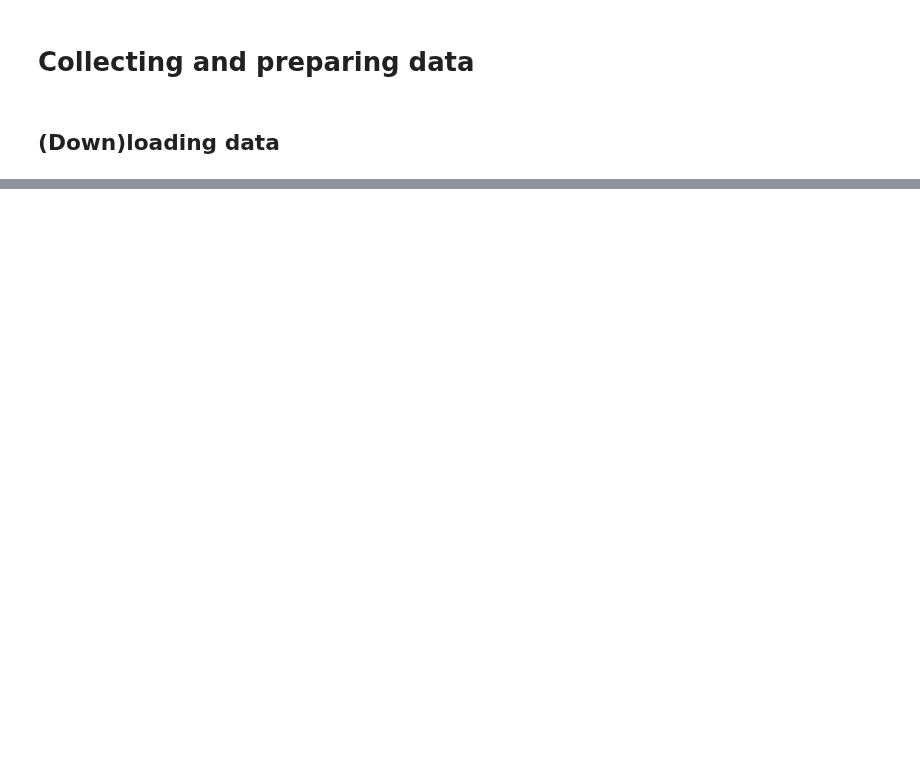
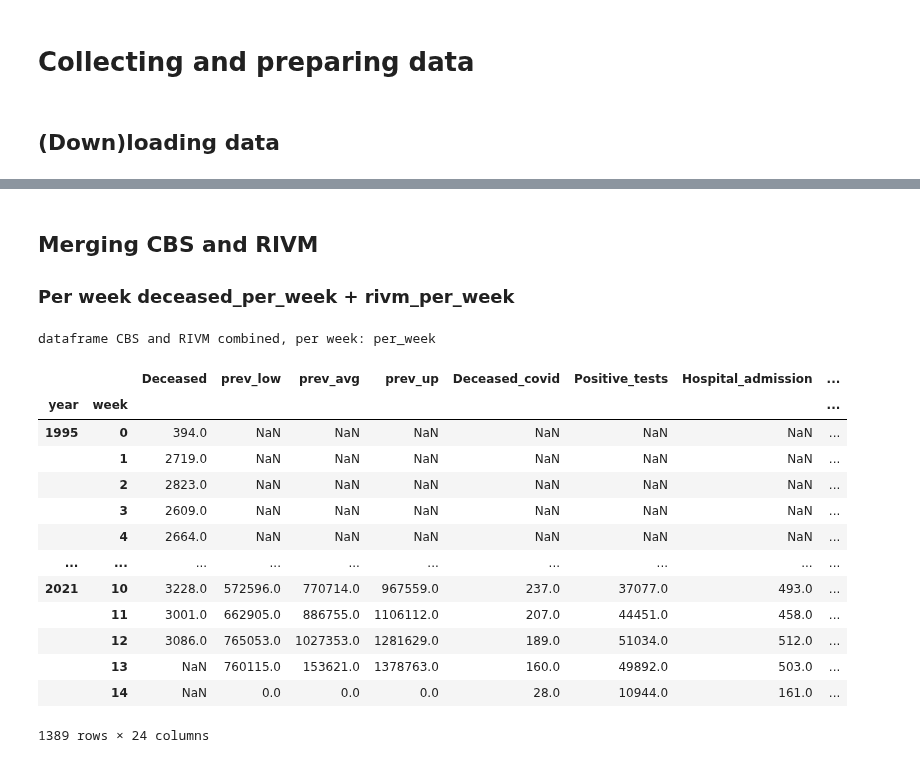
Before and after one commit to cjvanzwol/notebooks, a Jupyter notebook: Covid/data/data.ipynb, the cells around one changed output, grey strips where cells are left out. Drawn from its saved outputs; the diff is of its cells as text; code cells hidden in the pictures; blank space fills up the shorter version.

```diff
--- a/Covid/data/data.ipynb
+++ b/Covid/data/data.ipynb
@@ -285,0 +98,21 @@ population
+# %%
+# weeks only, no totals for year
+deceased_week_agegroup = deceased[deceased['Perioden'].str.contains('week')]
+deceased_week_agegroup['year'] = deceased_week_agegroup['Perioden'].str.slice(stop=4).astype(int)
+
+# split Perioden into year and week
+deceased_week_agegroup['week'] = deceased_week_agegroup['Perioden'].str.slice(start=10,stop=12).astype(int)
+deceased_week_agegroup = deceased_week_agegroup.loc[deceased_week_agegroup.week != '']
+#deceased_week_agegroup['week'] = deceased_week_agegroup['week']
+
+# adding y,week53 to y+1,week00
+deceased_week_agegroup.loc[deceased_week_agegroup.loc[:,'week'] == 53, 'year'] += 1
+deceased_week_agegroup.loc[deceased_week_agegroup.loc[:,'week'] == 53, 'week'] = 0
+
+# set Index
+deceased_week_agegroup.index = pd.MultiIndex.from_frame(deceased_week_agegroup[['year','week']])
+deceased_week_agegroup.drop(columns=['year','week', 'Perioden'], inplace=True)
+deceased_week_agegroup = deceased_week_agegroup.rename(columns={'Overledenen_1': 'Deceased'})
+
+print('dataframe from cbs created, per week per agegroup: deceased_week_agegroup')
+deceased_week_agegroup
@@ -285,0 +135,5 @@ population
+# %%
+deceased_per_week = deceased_week_agegroup.groupby(['year','week']).sum()
+
+print('dataframe from cbs created, per week: deceased_per_week')
+deceased_per_week
@@ -285,0 +517,24 @@ population
+# %% [markdown]
+## Merging CBS and RIVM
+### Per week deceased_per_week + rivm_per_week
+# %%
+per_week = pd.merge(deceased_per_week, rivm_per_week, left_index=True, right_index=True, how='outer', sort=True)
+
+print('dataframe CBS and RIVM combined, per week: per_week')
+per_week
+# %% [output]
+dataframe CBS and RIVM combined, per week: per_week
+|  |  | Deceased | prev_low | prev_avg | prev_up | Deceased_covid | Positive_tests | Hospital_admission | ... |
+| year | week |  |  |  |  |  |  |  | ... |
+| 1995 | 0 | 394.0 | NaN | NaN | NaN | NaN | NaN | NaN | ... |
+|  | 1 | 2719.0 | NaN | NaN | NaN | NaN | NaN | NaN | ... |
+|  | 2 | 2823.0 | NaN | NaN | NaN | NaN | NaN | NaN | ... |
+|  | 3 | 2609.0 | NaN | NaN | NaN | NaN | NaN | NaN | ... |
+|  | 4 | 2664.0 | NaN | NaN | NaN | NaN | NaN | NaN | ... |
+| ... | ... | ... | ... | ... | ... | ... | ... | ... | ... |
+| 2021 | 10 | 3228.0 | 572596.0 | 770714.0 | 967559.0 | 237.0 | 37077.0 | 493.0 | ... |
+|  | 11 | 3001.0 | 662905.0 | 886755.0 | 1106112.0 | 207.0 | 44451.0 | 458.0 | ... |
+|  | 12 | 3086.0 | 765053.0 | 1027353.0 | 1281629.0 | 189.0 | 51034.0 | 512.0 | ... |
+|  | 13 | NaN | 760115.0 | 153621.0 | 1378763.0 | 160.0 | 49892.0 | 503.0 | ... |
+|  | 14 | NaN | 0.0 | 0.0 | 0.0 | 28.0 | 10944.0 | 161.0 | ... |
+1389 rows × 24 columns
```
Also changed, not shown: parts of 43 cells of this notebook, 31 other files.
